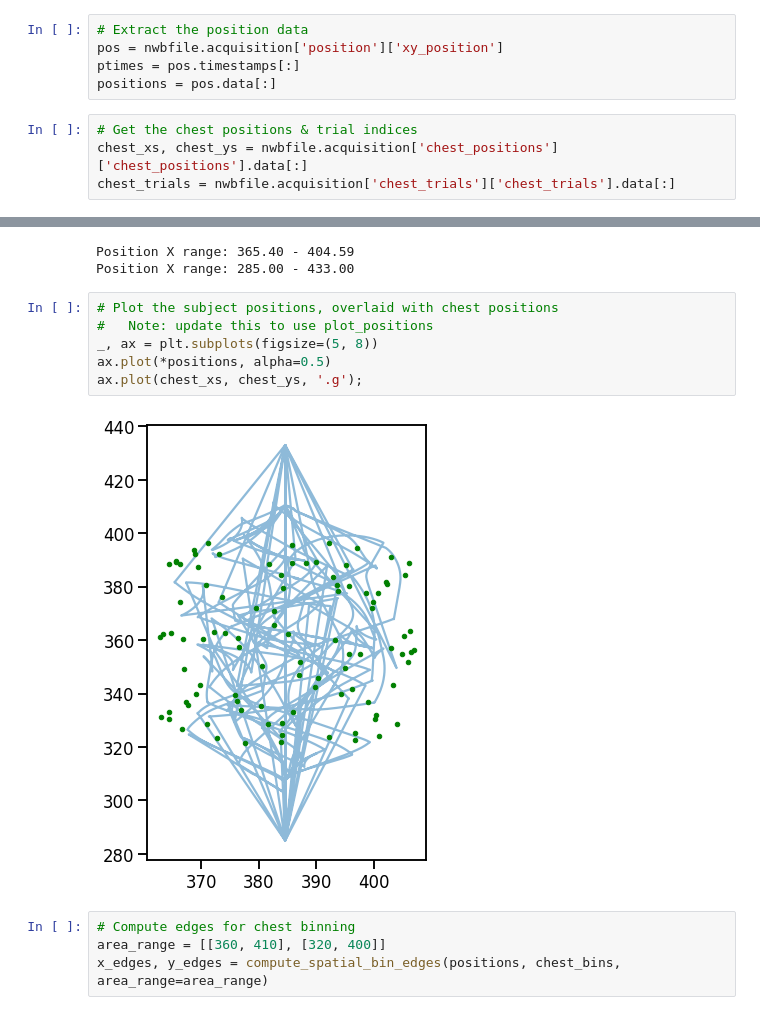
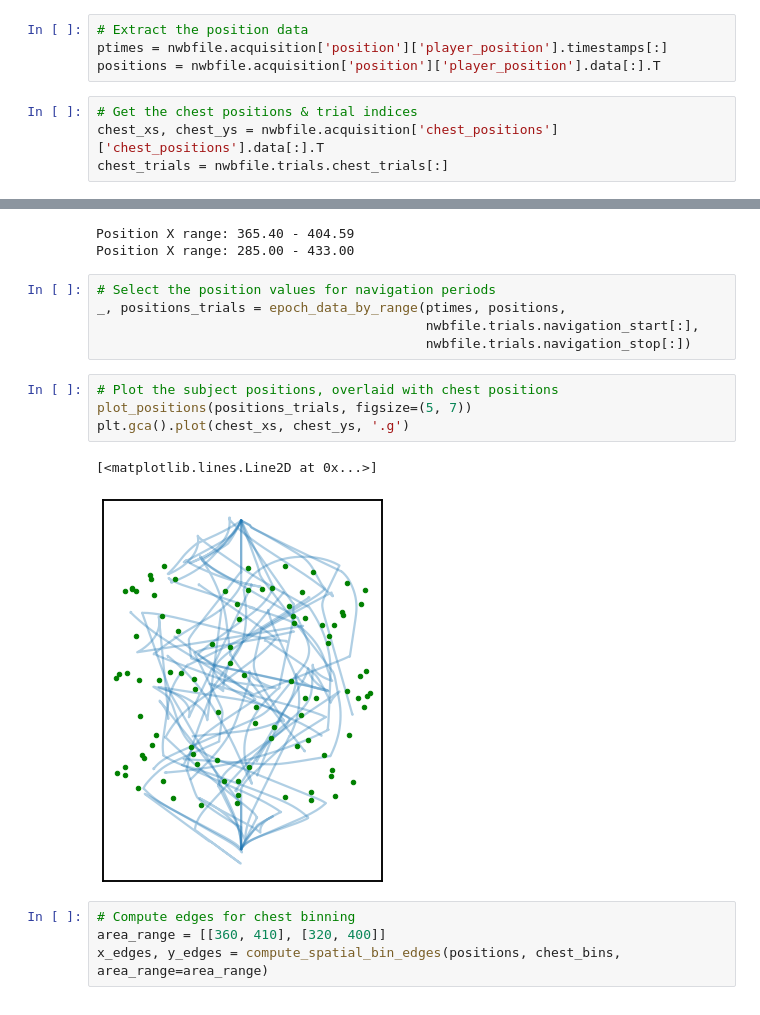
Before and after one commit to HSUPipeline/AnalyzeTH, a Jupyter notebook: notebooks/03-SpatialTargetCells.ipynb, the cells around one changed output, grey strips where cells are left out. Saved outputs shown, nothing was run; the diff lists cells and outputs as text.

```diff
--- a/notebooks/03-SpatialTargetCells.ipynb
+++ b/notebooks/03-SpatialTargetCells.ipynb
@@ -94,12 +94,11 @@ chest_openings = nwbfile.trials.to_dataframe()['chest_opening_time'].values
 # %%
 # Extract the position data
-pos = nwbfile.acquisition['position']['xy_position']
-ptimes = pos.timestamps[:]
-positions = pos.data[:]
+ptimes = nwbfile.acquisition['position']['player_position'].timestamps[:]
+positions = nwbfile.acquisition['position']['player_position'].data[:].T
 # %%
 # Get the chest positions & trial indices
-chest_xs, chest_ys = nwbfile.acquisition['chest_positions']['chest_positions'].data[:]
-chest_trials = nwbfile.acquisition['chest_trials']['chest_trials'].data[:]
+chest_xs, chest_ys = nwbfile.acquisition['chest_positions']['chest_positions'].data[:].T
+chest_trials = nwbfile.trials.chest_trials[:]
 # %% [markdown]
 ## Chest Positions
 # %%
@@ -116,14 +115,18 @@ print('Position X range: {:1.2f} - {:1.2f}'.format(np.min(positions[1, :]), np.m
 # %% [output]
 Position X range: 365.40 - 404.59
 Position X range: 285.00 - 433.00
+# %%
+# Select the position values for navigation periods
+_, positions_trials = epoch_data_by_range(ptimes, positions,
+                                          nwbfile.trials.navigation_start[:],
+                                          nwbfile.trials.navigation_stop[:])
 # %%
 # Plot the subject positions, overlaid with chest positions
-#   Note: update this to use plot_positions
-_, ax = plt.subplots(figsize=(5, 8))
-ax.plot(*positions, alpha=0.5)
-ax.plot(chest_xs, chest_ys, '.g');
+plot_positions(positions_trials, figsize=(5, 7))
+plt.gca().plot(chest_xs, chest_ys, '.g')
 # %% [output]
+[<matplotlib.lines.Line2D at 0x...>]
-[figure, old version]
+[figure, new version]
 # %%
 # Compute edges for chest binning
 area_range = [[360, 410], [320, 400]]
```
Also changed, not shown: parts of 18 cells of this notebook.
